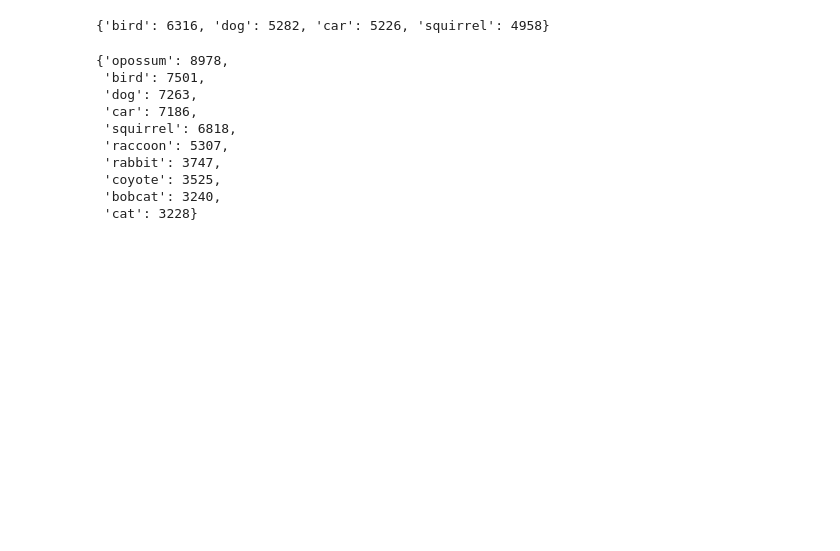
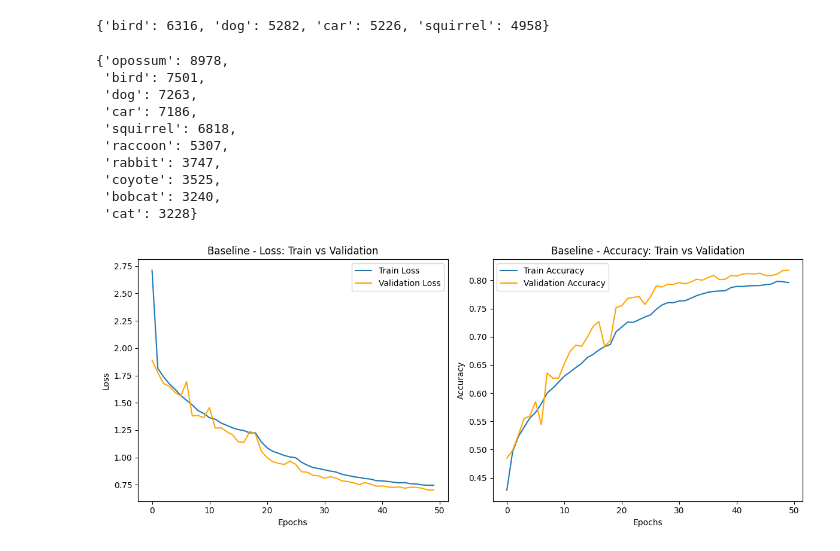
Before and after one commit to Raulinho-A/wildlife-vision, a Jupyter notebook: notebooks/2.0-raa-train-model.ipynb, the cells around one changed output. Saved outputs shown, nothing was run; the diff lists cells and outputs as text; code cells hidden in the pictures; blank space fills up the shorter version.

Commit message:
train: primera experimentacion

```diff
--- a/notebooks/2.0-raa-train-model.ipynb
+++ b/notebooks/2.0-raa-train-model.ipynb
@@ -508,0 +512,8 @@ counts
+# %%
+import json
+with open(CHECKPOINTS_DIR / "baseline_model_history.json", "r") as f:
+    history_data = json.load(f)
+# %%
+plot_training_history_from_dict(history_data, title_prefix="Baseline - ")
+# %% [output]
+[figure, added]
```
Also changed, not shown: parts of 9 cells of this notebook, 1 other file.
